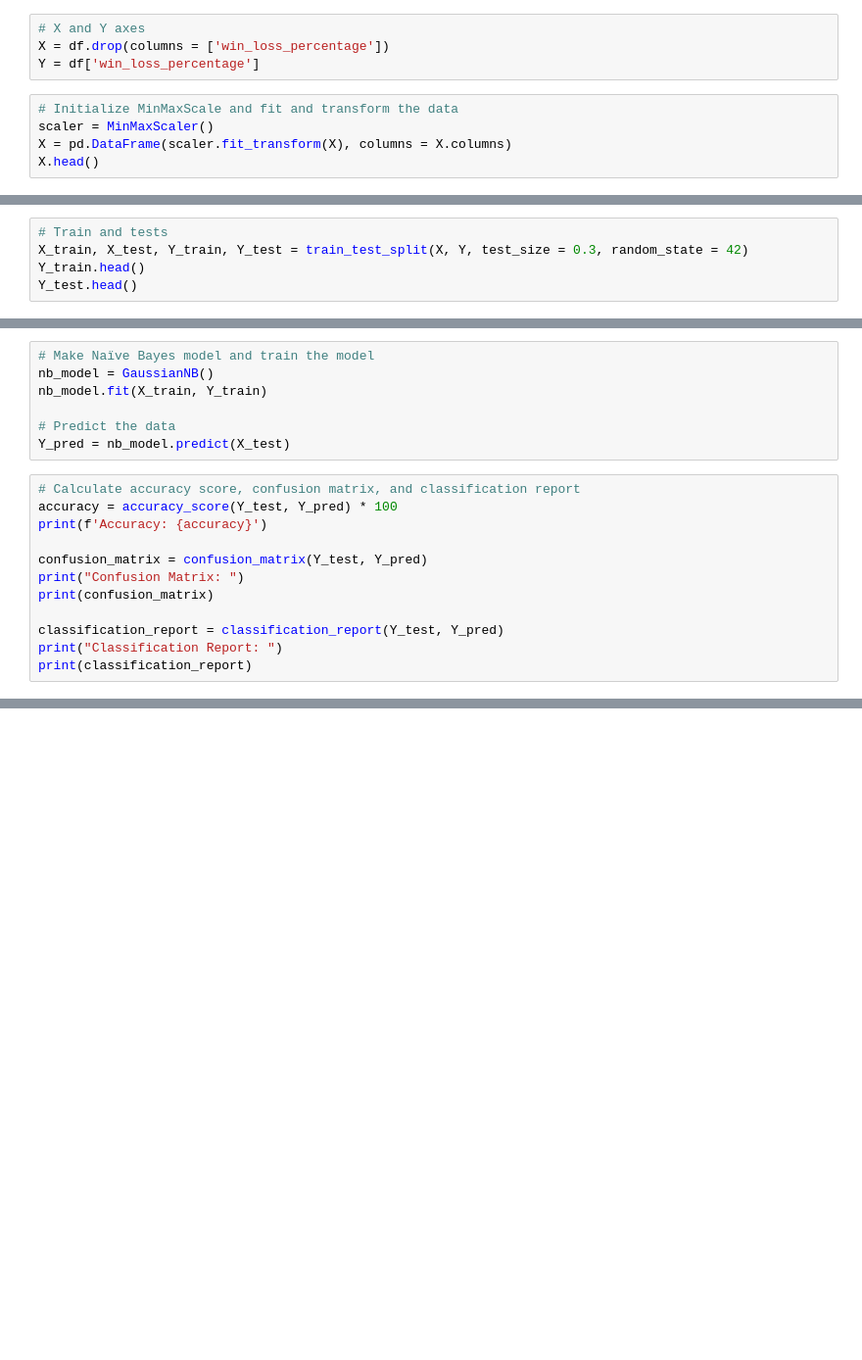
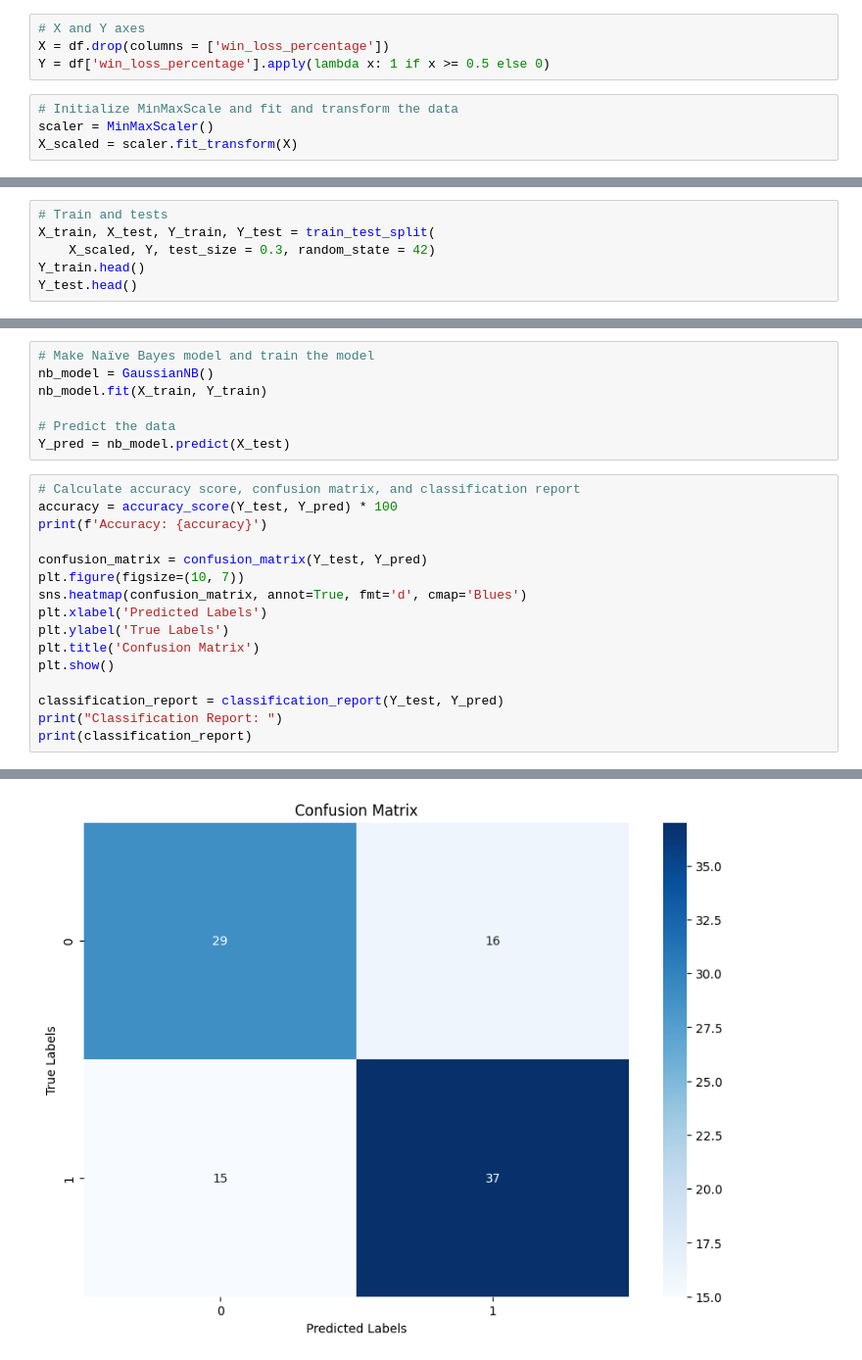
Before and after one commit to andki6/cs-513-final-project, a Jupyter notebook: andrew_nb.ipynb, the cells around one changed output, grey strips where cells are left out. Shown: that part at 98% size. Saved outputs shown, nothing was run; the diff lists cells and outputs as text; blank space fills up the shorter version.

```diff
--- a/andrew_nb.ipynb
+++ b/andrew_nb.ipynb
@@ -40,9 +43,8 @@ df.dropna(inplace = True)
 # %%
 # X and Y axes
 X = df.drop(columns = ['win_loss_percentage'])
-Y = df['win_loss_percentage']
+Y = df['win_loss_percentage'].apply(lambda x: 1 if x >= 0.5 else 0)
 # %%
 # Initialize MinMaxScale and fit and transform the data
 scaler = MinMaxScaler()
-X = pd.DataFrame(scaler.fit_transform(X), columns = X.columns)
-X.head()
+X_scaled = scaler.fit_transform(X)
@@ -56,6 +51,7 @@ X.head()
 # %%
 # Train and tests
-X_train, X_test, Y_train, Y_test = train_test_split(X, Y, test_size = 0.3, random_state = 42)
+X_train, X_test, Y_train, Y_test = train_test_split(
+    X_scaled, Y, test_size = 0.3, random_state = 42)
 Y_train.head()
 Y_test.head()
 # %% [output]
@@ -78,8 +74,12 @@ accuracy = accuracy_score(Y_test, Y_pred) * 100
 print(f'Accuracy: {accuracy}')
 
 confusion_matrix = confusion_matrix(Y_test, Y_pred)
-print("Confusion Matrix: ")
-print(confusion_matrix)
+plt.figure(figsize=(10, 7))
+sns.heatmap(confusion_matrix, annot=True, fmt='d', cmap='Blues')
+plt.xlabel('Predicted Labels')
+plt.ylabel('True Labels')
+plt.title('Confusion Matrix')
+plt.show()
 
 classification_report = classification_report(Y_test, Y_pred)
 print("Classification Report: ")
@@ -100,0 +89 @@ weighted avg       0.68      0.68      0.68        97
+[figure, added]
```
Also changed, not shown: parts of 3 cells of this notebook, 1 other file.
